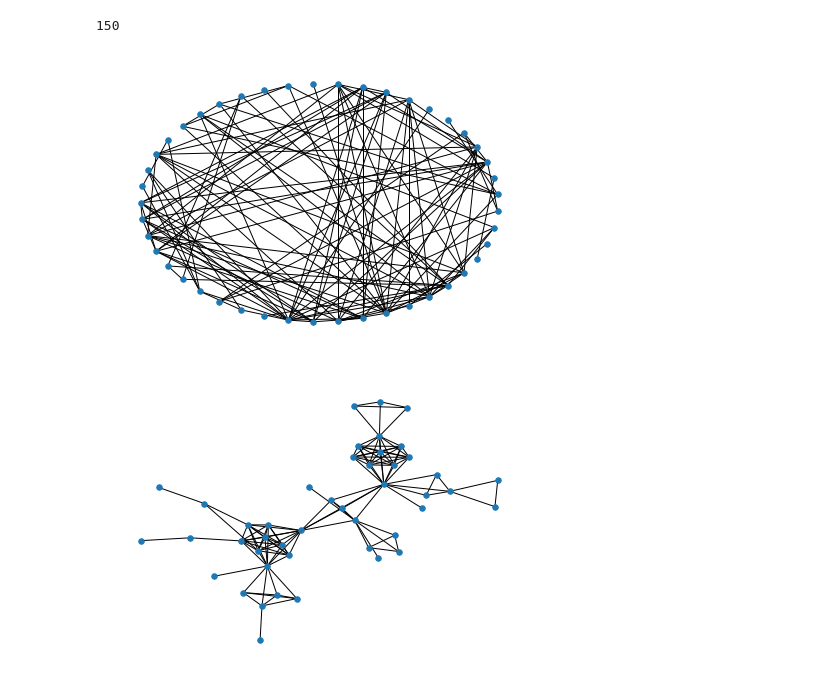
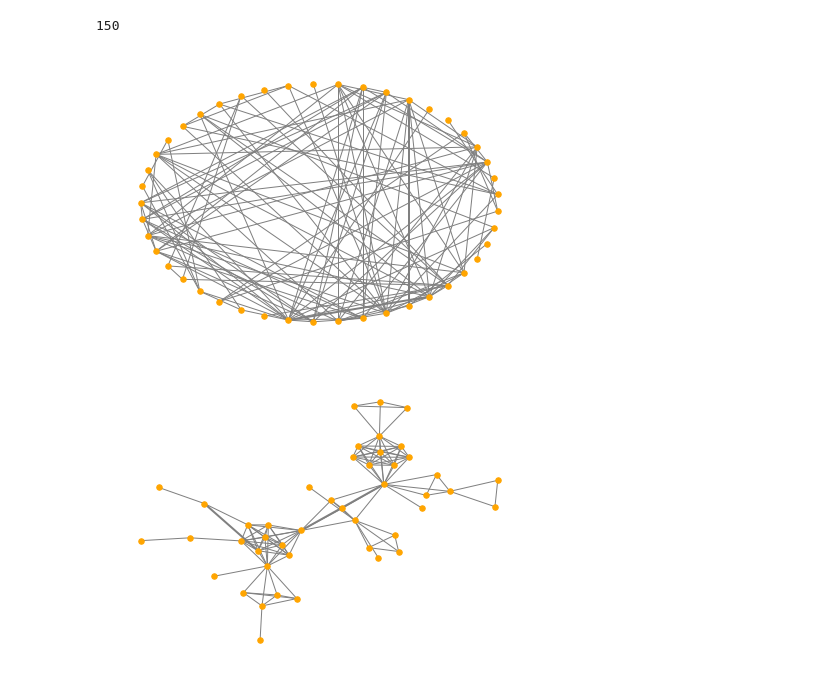
Before and after one commit to dmdequin/CrimeNetworkAnalysis, a Jupyter notebook: Notebooks/notebook.ipynb, the cells around one changed output. Drawn from its saved outputs; the diff is of its cells as text; code cells hidden in the pictures.

Commit message:
Update notebook.ipynb
Added weighted edges to graph.

Co-Authored-By: Maria Sousa <78490750+MCMSSPS@users.noreply.github.com>

```diff
--- a/Notebooks/notebook.ipynb
+++ b/Notebooks/notebook.ipynb
@@ -745,12 +745,24 @@ sort_sus = sorted(nx.connected_components(weighted_suspect_graph), key=len, reve
 
 # Selecting the biggest component
 GS2 = weighted_suspect_graph.subgraph(sort_sus[0])
+# %%
+ew = nx.get_edge_attributes(GS2, 'weight')
+# %%
+options = {
+    'node_color': 'orange',
+    'node_size': 30,
+    'edge_color': 'gray',
+    # 'linewidths': 1,
+    'width': list(ew.values()),
+    'font_size': 8,
+    'with_labels': False
+}
 # %%
 l = nx.shell_layout(GS2)
-nx.draw(GS2, l, node_size=30)
+nx.draw(GS2, l, **options)
 # %% [output]
-[figure, old version]
+[figure, new version]
 # %%
-nx.draw_kamada_kawai(GS2,node_size=30)
+nx.draw_kamada_kawai(GS2, **options)
 # %% [output]
-[figure, old version]
+[figure, new version]
```
